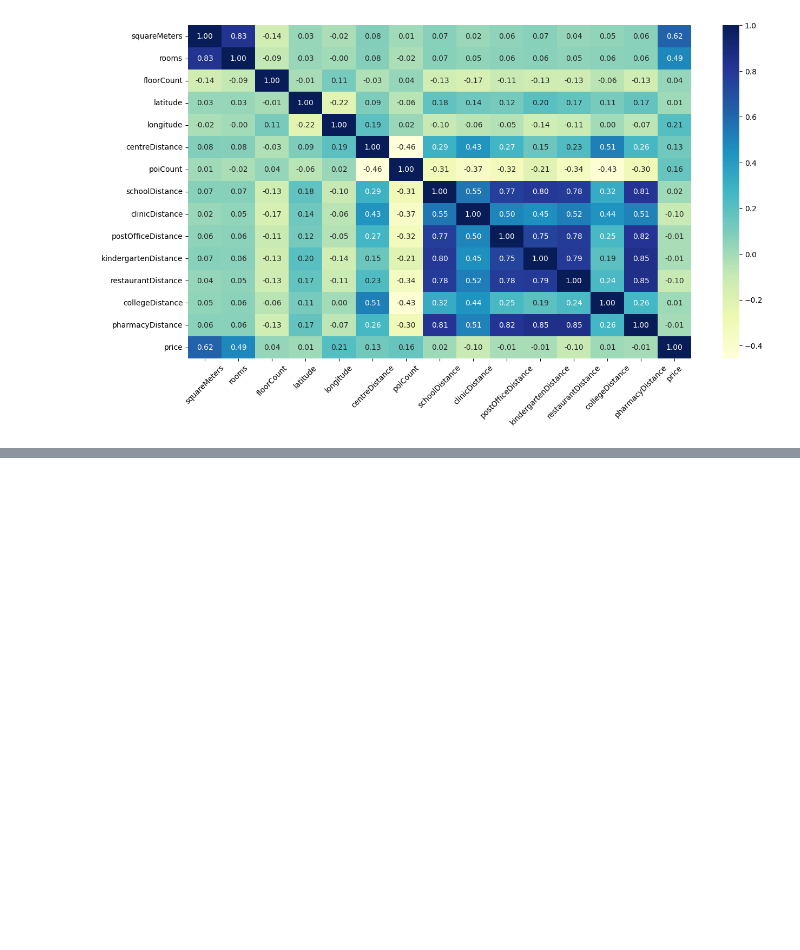
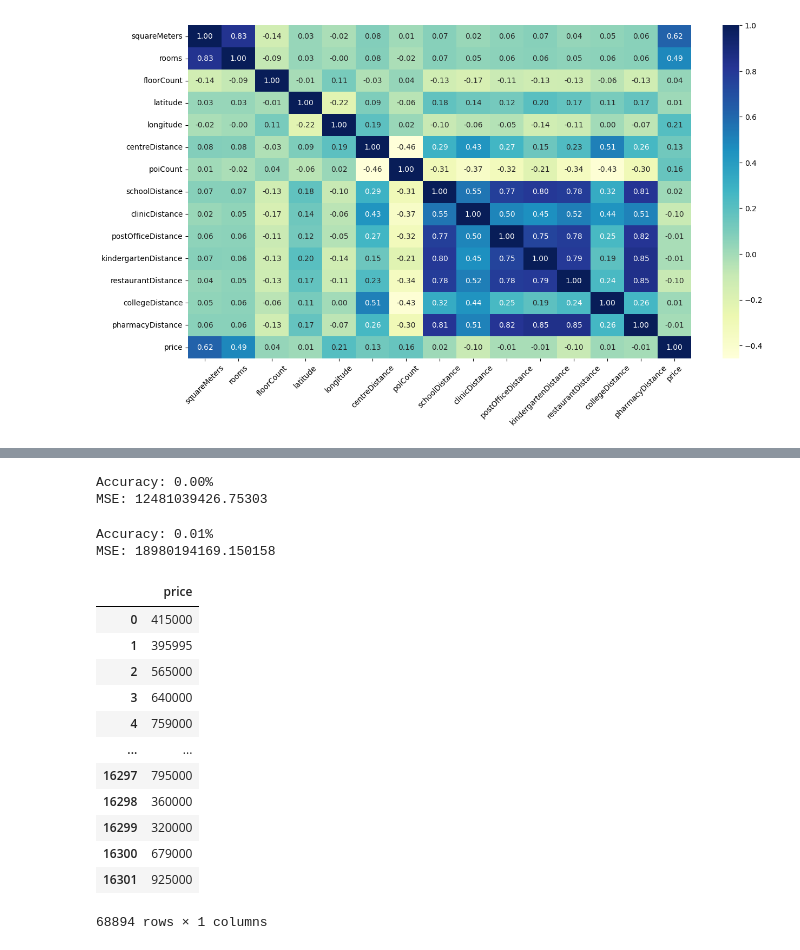
Before and after one commit to bustercherries/ML, a Jupyter notebook: Apartment_prices_in_Poland.ipynb, the cells around one changed output, grey strips where cells are left out. Drawn from its saved outputs; the diff is of its cells as text; code cells hidden in the pictures; blank space fills up the shorter version.

```diff
--- a/Apartment_prices_in_Poland.ipynb
+++ b/Apartment_prices_in_Poland.ipynb
@@ -96,3 +150,4 @@ dtype: int64
-# %%
-#usuwam największe braki
-df.drop(['type', 'floor', 'buildYear', 'buildingMaterial', 'condition', 'hasElevator'], axis = 1, inplace = True)
+# %%
+#deleting the bigger lacks of data (the bigger the harder is to fill those with average or median)
+#additionally deleting some not needed for this model features such as id and type
+df.drop(['id','type','city', 'floor', 'buildYear', 'ownership', 'buildingMaterial', 'condition','hasParkingSpace','hasBalcony', 'hasElevator', 'hasSecurity', 'hasStorageRoom'], axis = 1, inplace = True)
@@ -119,13 +196,3 @@ dtype: int64
 # %%
 #korzystam z imputera do wypełnienia brakujących danych
 #imputer = SimpleImputer(strategy="median")
-# %%
-# wypełniam mniejsze braki medianą
-df['floorCount']=df['floorCount'].fillna(df['floorCount'].median())
-df['schoolDistance']=df['schoolDistance'].fillna(df['schoolDistance'].median())
-df['clinicDistance']=df['clinicDistance'].fillna(df['clinicDistance'].median())
-df['postOfficeDistance']=df['postOfficeDistance'].fillna(df['postOfficeDistance'].median())
-df['kindergartenDistance']=df['kindergartenDistance'].fillna(df['kindergartenDistance'].median())
-df['restaurantDistance']=df['restaurantDistance'].fillna(df['restaurantDistance'].median())
-df['collegeDistance']=df['collegeDistance'].fillna(df['collegeDistance'].median())
-df['pharmacyDistance']=df['pharmacyDistance'].fillna(df['pharmacyDistance'].median())
@@ -188,0 +320,15 @@ dtype: float64
+# %%
+# making predictions for test data
+y_pred = model.predict(X_test)
+predictions = [round(value) for value in y_pred]
+
+# evaluating predictions
+accuracy = accuracy_score(y_test, predictions)
+print("Accuracy: %.2f%%" % (accuracy * 100.0))
+
+# evaluating predictions
+mse = mean_squared_error(y_test, predictions)
+print("MSE: {0}".format(mse))
+# %% [output]
+Accuracy: 0.00%
+MSE: 12481039426.75303
@@ -188,0 +338,40 @@ dtype: float64
+# %%
+model_rf = rf.fit(X_train, y_train)
+
+# making predictions for test data
+y_pred = model_rf.predict(X_test)
+predictions = [round(value) for value in y_pred]
+
+# evaluating predictions
+accuracy = accuracy_score(y_test, predictions)
+print("Accuracy: %.2f%%" % (accuracy * 100.0))
+
+# evaluating predictions
+mse = mean_squared_error(y_test, predictions)
+print("MSE: {0}".format(mse))
+# %% [output]
+Accuracy: 0.01%
+MSE: 18980194169.150158
+# %%
+#back to establishing the X and Y - this time trying sth different
+X1 = df[['squareMeters', 'rooms', 'centreDistance']]
+Y1 = df[['price']]
+
+seed = 123
+test_size = 0.2
+X1_train, X1_test, y1_train, y1_test = train_test_split(X1, Y1, test_size=test_size, random_state=seed)
+Y1
+# %% [output]
+|  | price |
+| 0 | 415000 |
+| 1 | 395995 |
+| 2 | 565000 |
+| 3 | 640000 |
+| 4 | 759000 |
+| ... | ... |
+| 16297 | 795000 |
+| 16298 | 360000 |
+| 16299 | 320000 |
+| 16300 | 679000 |
+| 16301 | 925000 |
+68894 rows × 1 columns
```
Also changed, not shown: parts of 36 cells of this notebook.
